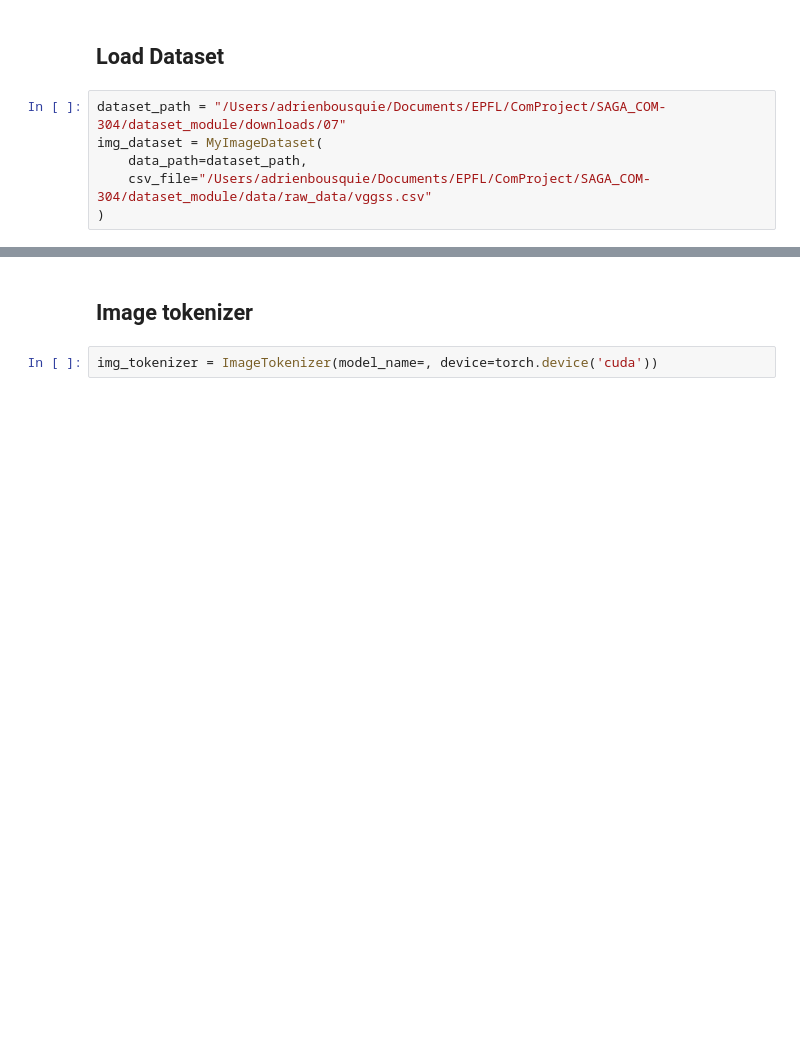
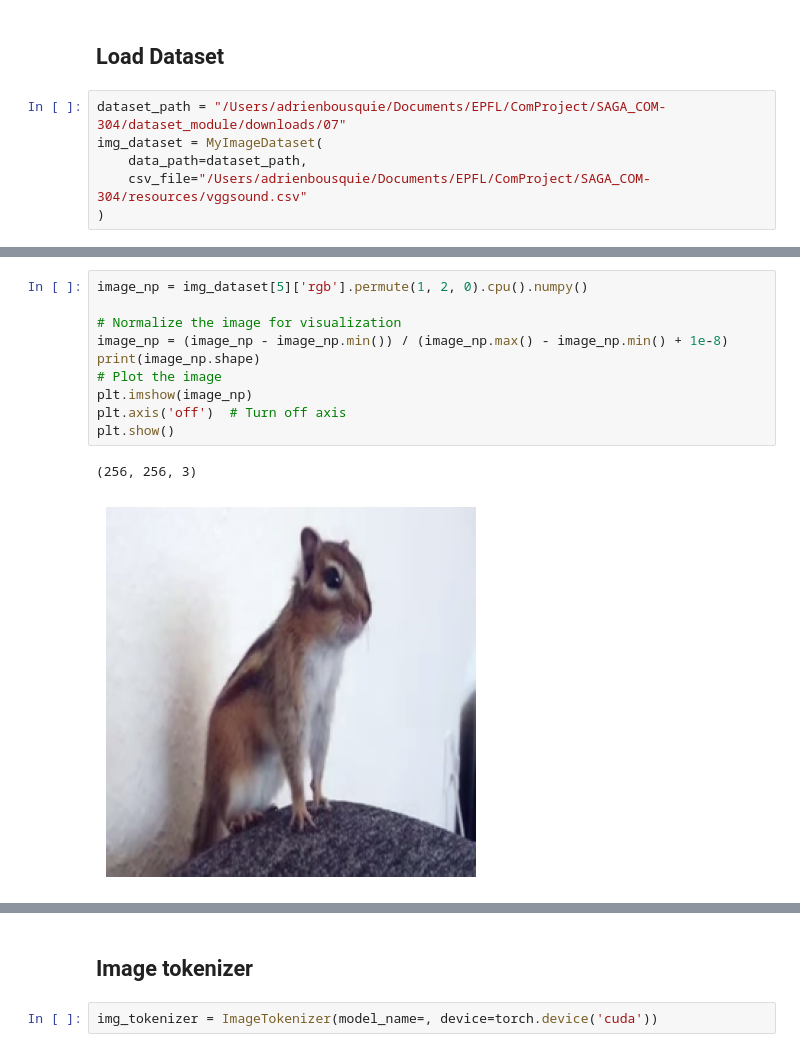
Before and after one commit to SAGA-COM-304/SAGA_COM-304, a Jupyter notebook: notebooks/Tokenizers.ipynb, the cells around one changed output, grey strips where cells are left out. Saved outputs shown, nothing was run; the diff lists cells and outputs as text; blank space fills up the shorter version.

```diff
--- a/notebooks/Tokenizers.ipynb
+++ b/notebooks/Tokenizers.ipynb
@@ -8,6 +10,6 @@ from nanofm.data.tokenizers.data_loader import MyImageDataset
 dataset_path = "/Users/adrienbousquie/Documents/EPFL/ComProject/SAGA_COM-304/dataset_module/downloads/07"
 img_dataset = MyImageDataset(
     data_path=dataset_path,
-    csv_file="/Users/adrienbousquie/Documents/EPFL/ComProject/SAGA_COM-304/dataset_module/data/raw_data/vggss.csv"
+    csv_file="/Users/adrienbousquie/Documents/EPFL/ComProject/SAGA_COM-304/resources/vggsound.csv"
 )
 # %% [output]
@@ -18,0 +39,13 @@ KeyboardInterrupt:
+# %%
+image_np = img_dataset[5]['rgb'].permute(1, 2, 0).cpu().numpy()
+
+# Normalize the image for visualization
+image_np = (image_np - image_np.min()) / (image_np.max() - image_np.min() + 1e-8)
+print(image_np.shape)
+# Plot the image
+plt.imshow(image_np)
+plt.axis('off')  # Turn off axis
+plt.show()
+# %% [output]
+(256, 256, 3)
+[figure, added]
```
Also changed, not shown: parts of 8 cells of this notebook, 2 other files.
